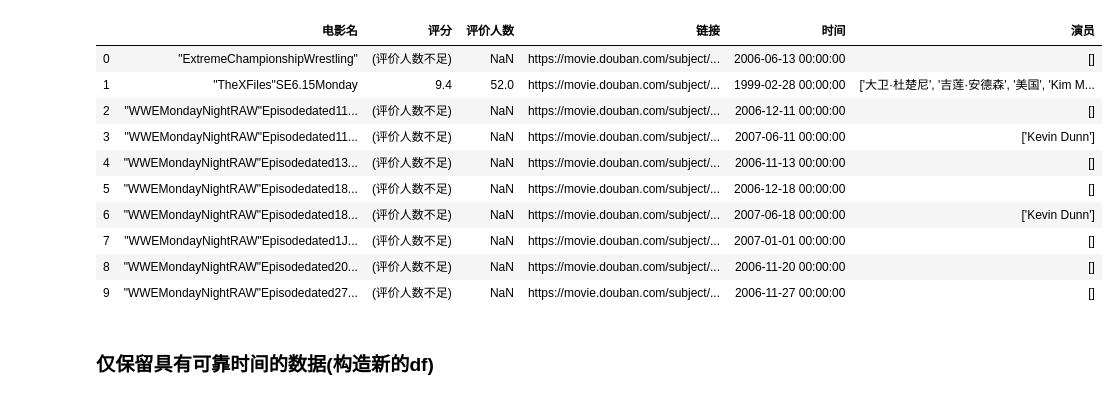
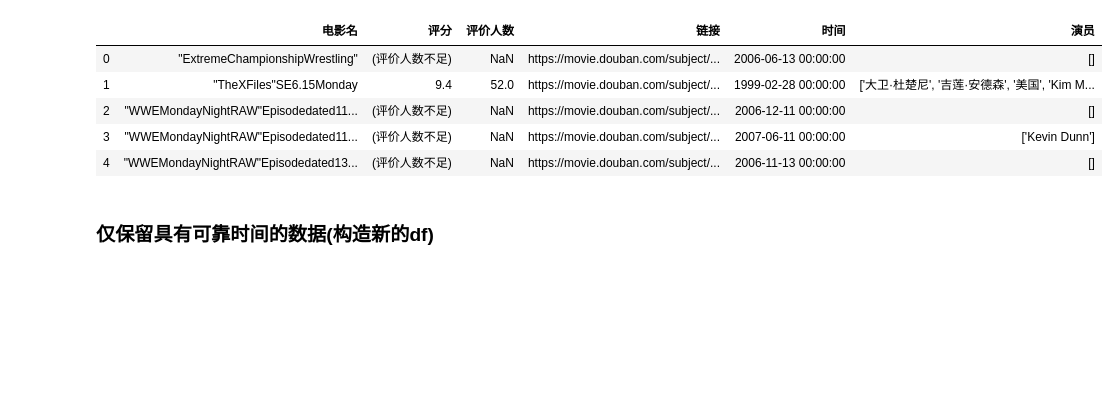
Before and after one commit to LauZyHou/VisualAnalytics_Back, a Jupyter notebook: Jupyter/douban_more.ipynb, the cells around one changed output. Saved outputs shown, nothing was run; the diff lists cells and outputs as text; code cells hidden in the pictures; blank space fills up the shorter version.

```diff
--- a/Jupyter/douban_more.ipynb
+++ b/Jupyter/douban_more.ipynb
@@ -5,19 +5,14 @@ import re
 import numpy as np
 # %%
 df = pd.read_excel("../DataSet/douban_more/douban.xlsx")
-df.head(10)
+df.head()
 # %% [output]
 |  | 电影名 | 评分 | 评价人数 | 链接 | 时间 | 演员 |
 | 0 | "ExtremeChampionshipWrestling" | (评价人数不足) | NaN | https://movie.douban.com/subject/... | 2006-06-13 00:00:00 | [] |
 | 1 | "TheXFiles"SE6.15Monday | 9.4 | 52.0 | https://movie.douban.com/subject/... | 1999-02-28 00:00:00 | ['大卫·杜楚尼', '吉莲·安德森', '美国', 'Kim M... |
 | 2 | "WWEMondayNightRAW"Episodedated11... | (评价人数不足) | NaN | https://movie.douban.com/subject/... | 2006-12-11 00:00:00 | [] |
 | 3 | "WWEMondayNightRAW"Episodedated11... | (评价人数不足) | NaN | https://movie.douban.com/subject/... | 2007-06-11 00:00:00 | ['Kevin Dunn'] |
 | 4 | "WWEMondayNightRAW"Episodedated13... | (评价人数不足) | NaN | https://movie.douban.com/subject/... | 2006-11-13 00:00:00 | [] |
-| 5 | "WWEMondayNightRAW"Episodedated18... | (评价人数不足) | NaN | https://movie.douban.com/subject/... | 2006-12-18 00:00:00 | [] |
-| 6 | "WWEMondayNightRAW"Episodedated18... | (评价人数不足) | NaN | https://movie.douban.com/subject/... | 2007-06-18 00:00:00 | ['Kevin Dunn'] |
-| 7 | "WWEMondayNightRAW"Episodedated1J... | (评价人数不足) | NaN | https://movie.douban.com/subject/... | 2007-01-01 00:00:00 | [] |
-| 8 | "WWEMondayNightRAW"Episodedated20... | (评价人数不足) | NaN | https://movie.douban.com/subject/... | 2006-11-20 00:00:00 | [] |
-| 9 | "WWEMondayNightRAW"Episodedated27... | (评价人数不足) | NaN | https://movie.douban.com/subject/... | 2006-11-27 00:00:00 | [] |
 # %% [markdown]
 ### 仅保留具有可靠时间的数据(构造新的df)
 # %%
```
Also changed, not shown: 24 other files.
